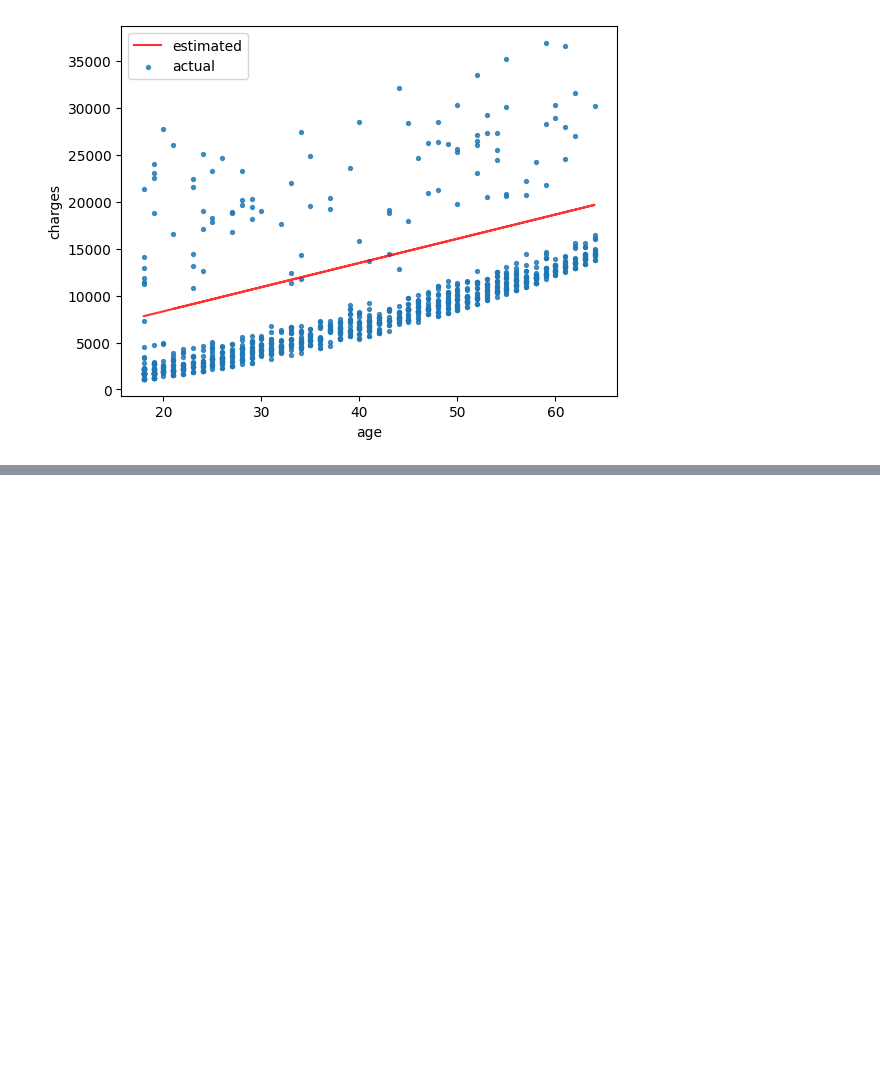
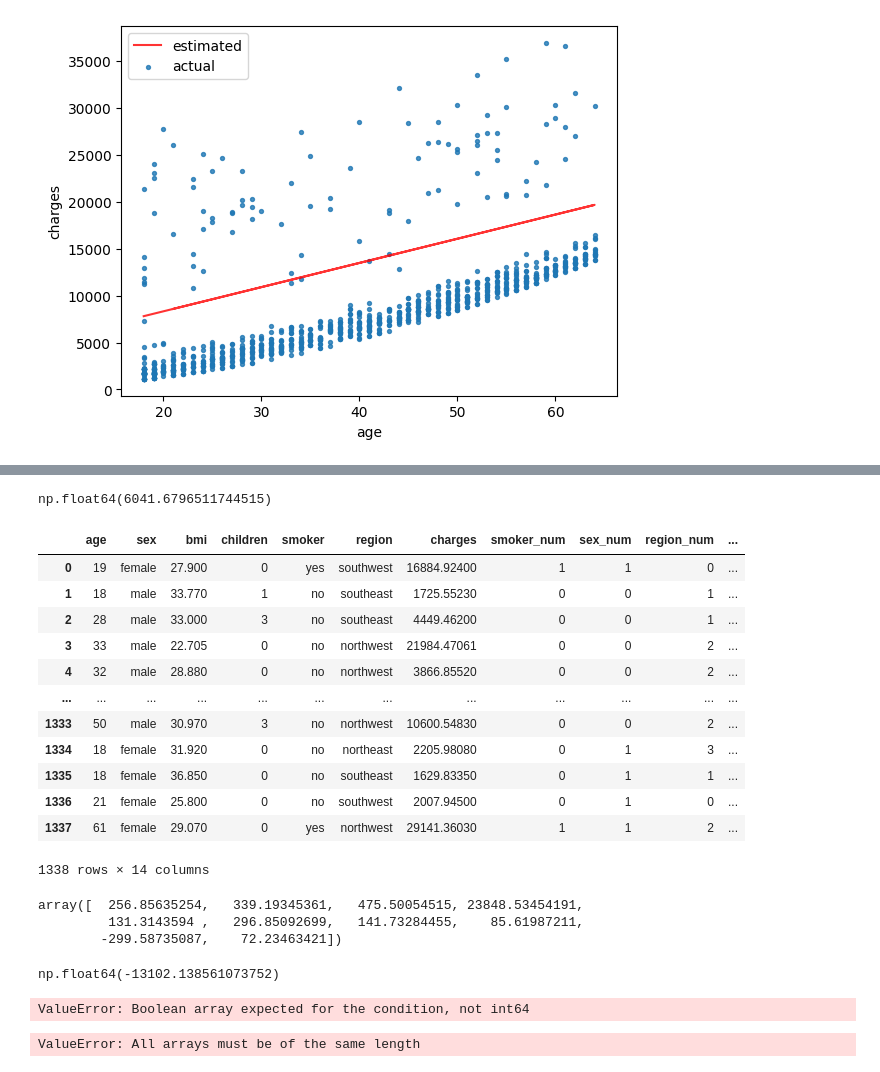
Before and after one commit to harsha72127/Machine_learning, a Jupyter notebook: regression.ipynb, the cells around one changed output, grey strips where cells are left out. Saved outputs shown, nothing was run; the diff lists cells and outputs as text; code cells hidden in the pictures; blank space fills up the shorter version.

```diff
--- a/regression.ipynb
+++ b/regression.ipynb
@@ -279,0 +359,3 @@ loss:  6752.1799003785845
+# %%
+sex_values={'male':0,'female':1}
+df['sex_num']=df.sex.map(sex_values)
@@ -279,0 +373,5 @@ loss:  6752.1799003785845
+# %%
+from sklearn import preprocessing
+enc=preprocessing.OneHotEncoder()
+enc.fit(df[['region']])
+enc.categories_
@@ -279,0 +380,3 @@ loss:  6752.1799003785845
+# %%
+one_hot=enc.transform(df[['region']]).toarray()
+one_hot
@@ -279,0 +391,49 @@ loss:  6752.1799003785845
+# %%
+df[['northeast', 'northwest', 'southeast', 'southwest']]=one_hot
+# %%
+inputs=df[['age','bmi','children','smoker_num','sex_num','region_num','northeast', 'northwest', 'southeast', 'southwest']]
+target=df.charges
+model=LinearRegression()
+model.fit(inputs,target)
+predicted=model.predict(inputs)
+rmse(predicted,target)
+# %% [output]
+np.float64(6041.6796511744515)
+# %%
+df
+# %% [output]
+|  | age | sex | bmi | children | smoker | region | charges | smoker_num | sex_num | region_num | ... |
+| 0 | 19 | female | 27.900 | 0 | yes | southwest | 16884.92400 | 1 | 1 | 0 | ... |
+| 1 | 18 | male | 33.770 | 1 | no | southeast | 1725.55230 | 0 | 0 | 1 | ... |
+| 2 | 28 | male | 33.000 | 3 | no | southeast | 4449.46200 | 0 | 0 | 1 | ... |
+| 3 | 33 | male | 22.705 | 0 | no | northwest | 21984.47061 | 0 | 0 | 2 | ... |
+| 4 | 32 | male | 28.880 | 0 | no | northwest | 3866.85520 | 0 | 0 | 2 | ... |
+| ... | ... | ... | ... | ... | ... | ... | ... | ... | ... | ... | ... |
+| 1333 | 50 | male | 30.970 | 3 | no | northwest | 10600.54830 | 0 | 0 | 2 | ... |
+| 1334 | 18 | female | 31.920 | 0 | no | northeast | 2205.98080 | 0 | 1 | 3 | ... |
+| 1335 | 18 | female | 36.850 | 0 | no | southeast | 1629.83350 | 0 | 1 | 1 | ... |
+| 1336 | 21 | female | 25.800 | 0 | no | southwest | 2007.94500 | 0 | 1 | 0 | ... |
+| 1337 | 61 | female | 29.070 | 0 | yes | northwest | 29141.36030 | 1 | 1 | 2 | ... |
+1338 rows × 14 columns
+# %%
+model.coef_
+# %% [output]
+array([  256.85635254,   339.19345361,   475.50054515, 23848.53454191,
+         131.3143594 ,   296.85092699,   141.73284455,    85.61987211,
+        -299.58735087,    72.23463421])
+# %%
+model.intercept_
+# %% [output]
+np.float64(-13102.138561073752)
+# %%
+df[inputs].loc[10]
+# %% [output]
+ValueError: Boolean array expected for the condition, not int64
+# %%
+weight_df=pd.DataFrame({
+    'feature': np.append(inputs,1),
+    'weight': np.append(model.coef_,model.intercept_)
+        })
+weight_df
+# %% [output]
+ValueError: All arrays must be of the same length
```
Also changed, not shown: parts of 19 cells of this notebook.
